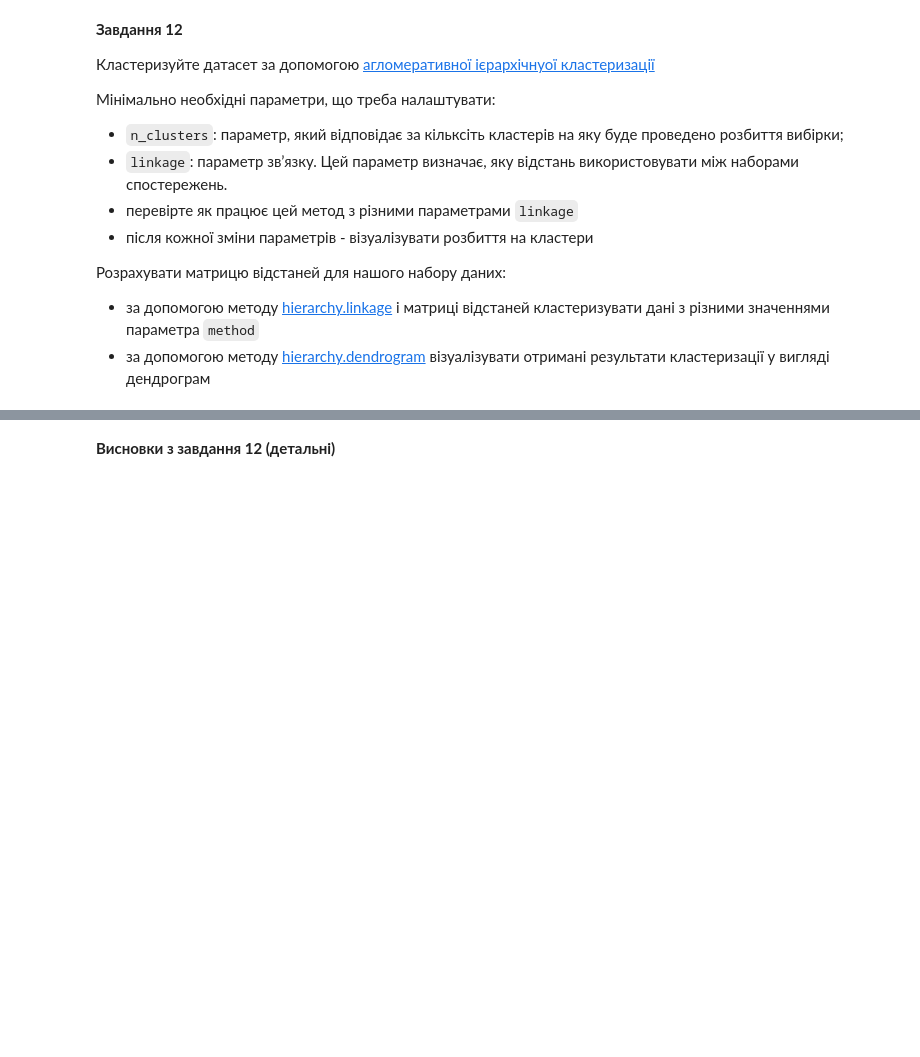
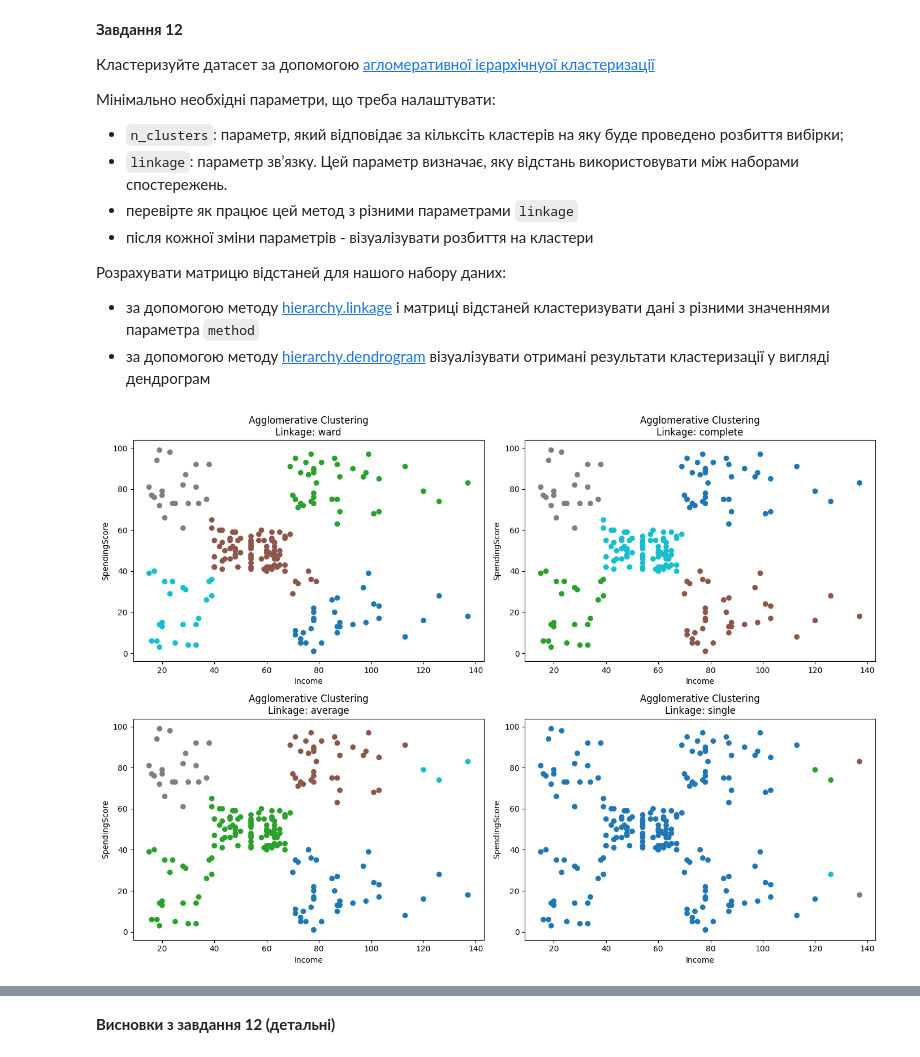
Before and after one commit to VitaliySysak/ai-labs, a Jupyter notebook: main.ipynb, the cells around one changed output, grey strips where cells are left out. Saved outputs shown, nothing was run; the diff lists cells and outputs as text; code cells hidden in the pictures; blank space fills up the shorter version.

```diff
--- a/main.ipynb
+++ b/main.ipynb
@@ -434,3 +431,27 @@ for k in k_values:
 Розрахувати матрицю відстаней для нашого набору даних:
 * за допомогою методу [hierarchy.linkage](https://docs.scipy.org/doc/scipy/reference/generated/scipy.cluster.hierarchy.linkage.html) і матриці відстаней кластеризувати дані з різними значеннями параметра `method`
 * за допомогою методу [hierarchy.dendrogram](https://docs.scipy.org/doc/scipy/reference/generated/scipy.cluster.hierarchy.dendrogram.html) візуалізувати отримані результати кластеризації у вигляді дендрограм
+# %%
+X = customer_df[['Income', 'SpendingScore']].values
+# %%
+scaler = StandardScaler()
+X_scaled = scaler.fit_transform(X)
+
+linkage_methods = ['ward', 'complete', 'average', 'single']
+
+fig, axes = plt.subplots(2, 2, figsize=(14, 10))
+axes = axes.flatten()
+
+for i, method in enumerate(linkage_methods):
+    model = AgglomerativeClustering(n_clusters=5, linkage=method)
+    labels = model.fit_predict(X_scaled)
+
+    axes[i].scatter(X[:, 0], X[:, 1], c=labels, cmap='tab10')
+    axes[i].set_title(f'Agglomerative Clustering\nLinkage: {method}')
+    axes[i].set_xlabel('Income')
+    axes[i].set_ylabel('SpendingScore')
+
+plt.tight_layout()
+plt.show()
+# %% [output]
+[figure, added]
```
Also changed, not shown: parts of 15 cells of this notebook, 1 other file.
